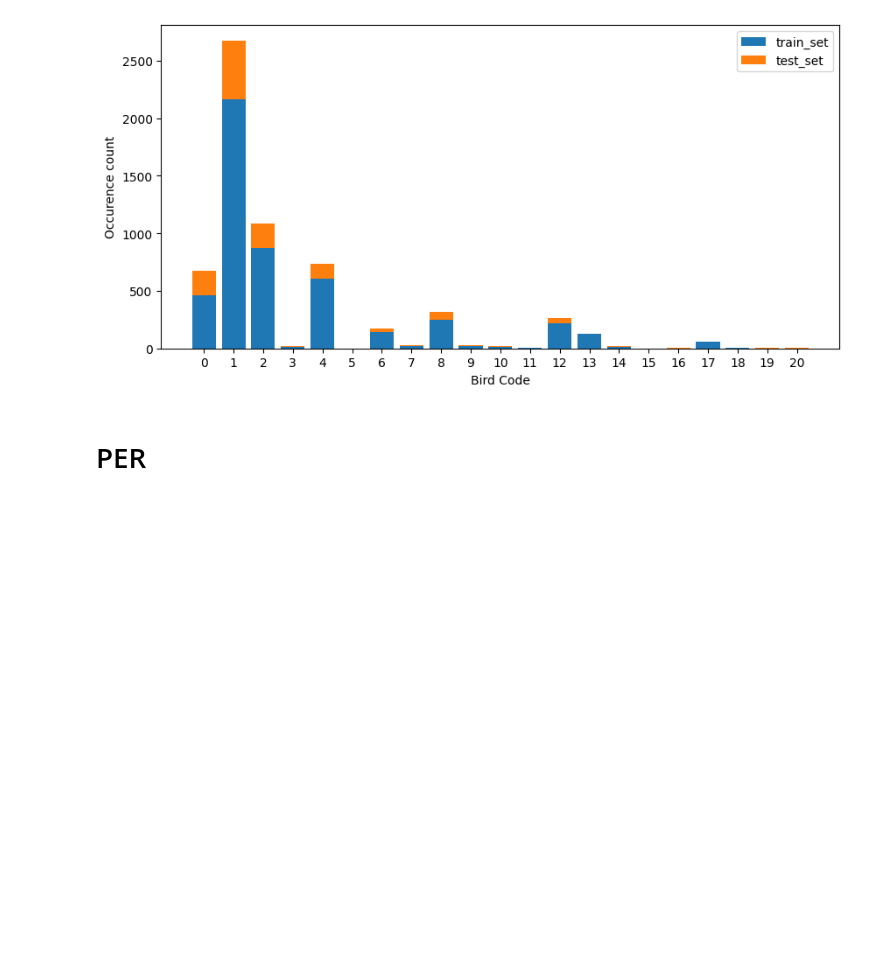
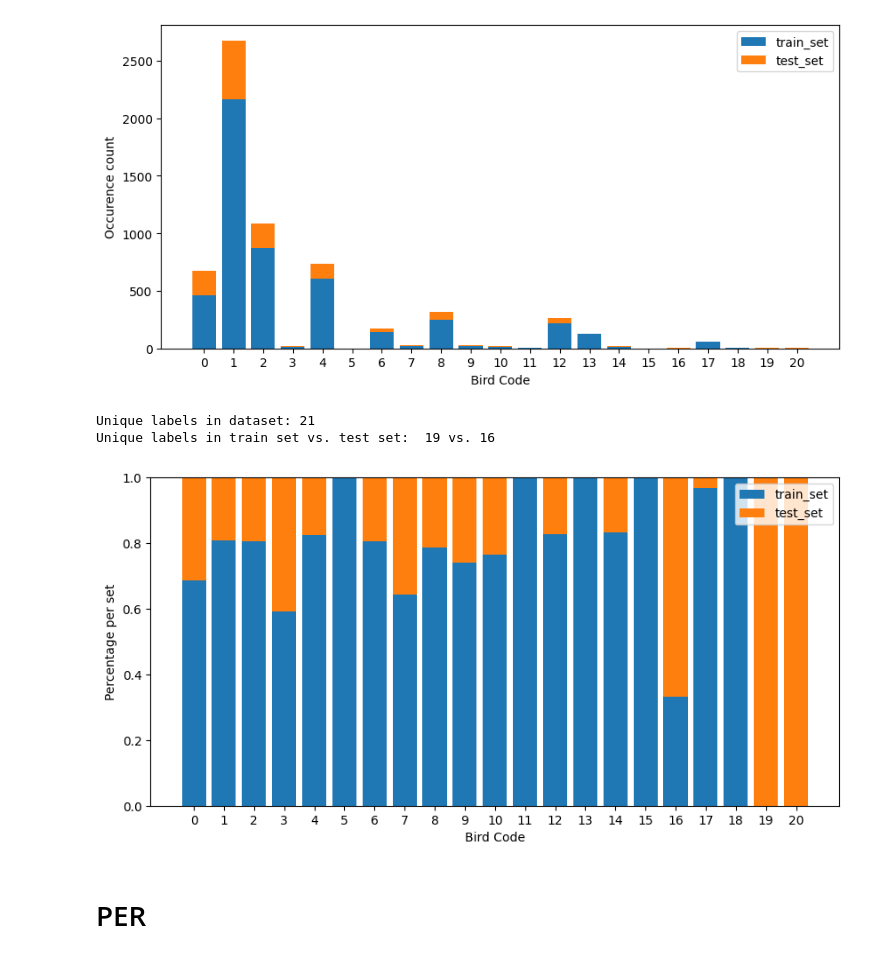
Before and after one commit to DBD-research-group/BirdSet, a Jupyter notebook: notebooks/playground/split_test_5s_data.ipynb, the cells around one changed output. Saved outputs shown, nothing was run; the diff lists cells and outputs as text; code cells hidden in the pictures; blank space fills up the shorter version.

```diff
--- a/notebooks/playground/split_test_5s_data.ipynb
+++ b/notebooks/playground/split_test_5s_data.ipynb
@@ -520,6 +526,12 @@ show_multilabel_stats(hsn_d_test_5s_dataset_dict)
 Unique labels in dataset: 21
 Unique labels in train set vs. test set:  19 vs. 16
 [figure]
+# %%
+show_multilabel_percentages(hsn_d_test_5s_dataset_dict)
+# %% [output]
+Unique labels in dataset: 21
+Unique labels in train set vs. test set:  19 vs. 16
+[figure, added]
 # %% [markdown]
 # PER
 # %%
```
Also changed, not shown: parts of 7 cells of this notebook.
